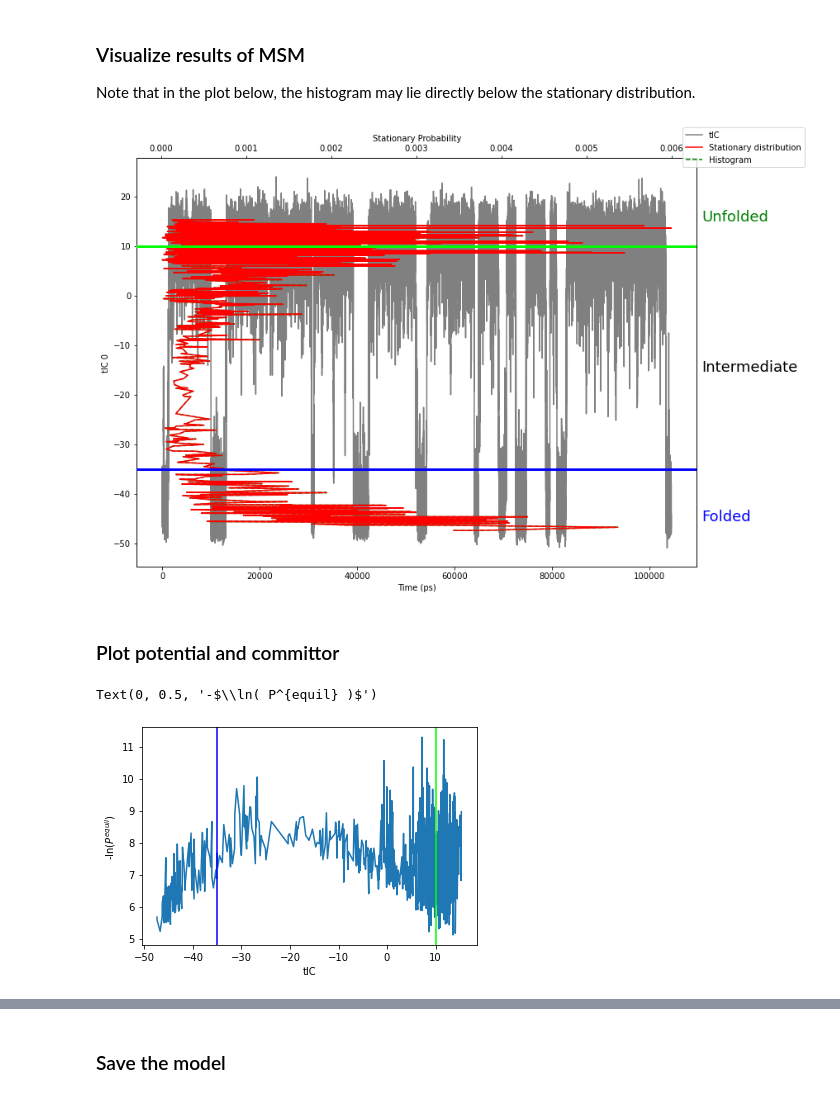
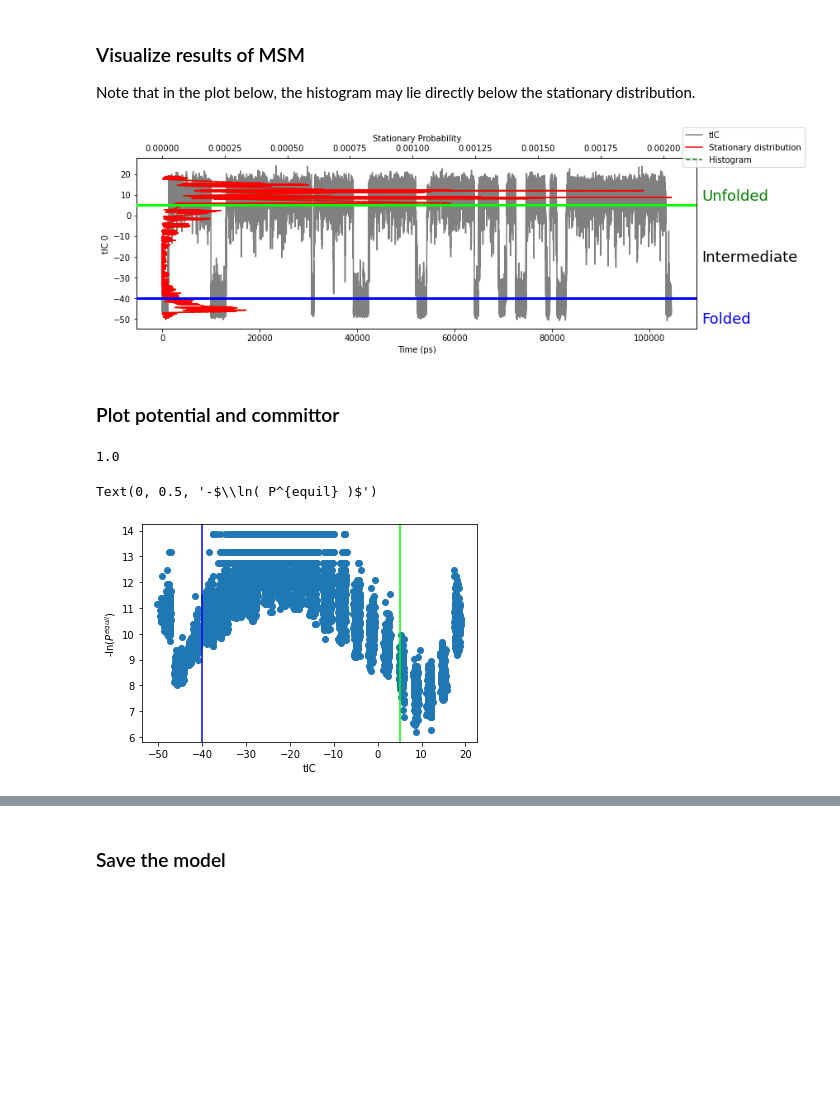
Before and after one commit to jdrusso/simple-proteinlike-msm, a Jupyter notebook: msm_building.ipynb, the cells around one changed output, grey strips where cells are left out. Saved outputs shown, nothing was run; the diff lists cells and outputs as text; code cells hidden in the pictures; blank space fills up the shorter version.

```diff
--- a/msm_building.ipynb
+++ b/msm_building.ipynb
@@ -519,6 +597,6 @@ plt.plot(discrete_stratified)
 # %%
-discrete_trajectory = discrete_stratified
-clustering = all_cluster
+discrete_trajectory = discrete_stratified.astype(int)
+# clustering = all_cluster
 # %% [markdown]
 # Build MSM
 # %% [markdown]
@@ -591,11 +642,11 @@ msm.update_transition_matrix(S)
 
 These are manually defined in the space of the tIC that maps to RMSD, mostly because it's fairly easy to pick out reasonable thresholds by eye.
 # %%
-unfolded_thresh = 10 #0.9
-folded_thresh = -35 #-1.89
+unfolded_thresh = 5 #0.9
+folded_thresh = -40 #-1.89
 
-unfolded = np.argwhere(clustering.cluster_centers[:, tic_rmsd].flatten() > unfolded_thresh).flatten()
-folded = np.argwhere(clustering.cluster_centers[:, tic_rmsd].flatten() < folded_thresh).flatten()
+unfolded = np.argwhere(combined_kmeans_centers[:, tic_rmsd].flatten() > unfolded_thresh).flatten()
+folded = np.argwhere(combined_kmeans_centers[:, tic_rmsd].flatten() < folded_thresh).flatten()
 
 # unfolded_thresh = 1.6
 # folded_thresh = -1.89
@@ -606,7 +657,7 @@ folded = np.argwhere(clustering.cluster_centers[:, tic_rmsd].flatten() < folded_
 # Sort by the rmsd-like tic
 
 active_states = symmetric_count_model.connected_sets()[0]
-cluster_sort_order = np.argsort(clustering.cluster_centers[active_states, tic_rmsd])
+cluster_sort_order = np.argsort(combined_kmeans_centers[active_states, tic_rmsd])
 
 intermediate = np.setdiff1d(active_states, np.concatenate([folded, unfolded]))
 # %%
@@ -619,8 +670,8 @@ len(unfolded), len(folded), len(intermediate)
 Note that in the plot below, the histogram may lie directly below the stationary distribution.
 # %%
 # Get the histogram in each bin from the full trajectory
-hist_bins, hist_counts = np.unique(discrete_trajectory, return_counts=True)
-hist_counts = hist_counts/sum(hist_counts)
+hist_bins, hist_raw_counts = np.unique(discrete_trajectory, return_counts=True)
+hist_counts = hist_raw_counts/sum(hist_raw_counts)
 # %%
 # Plot the RMSDs and discrete trajectory
 fig, tic_ax = plt.subplots(1,1)
@@ -640,46 +691,52 @@ tic_ax.set_xlabel('Time (ps)')
 stationary_ax = tic_ax.twiny()
 stationary_ax.plot(
     msm.stationary_distribution[cluster_sort_order],
-    clustering.cluster_centers[cluster_sort_order, tic_rmsd],
+    combined_kmeans_centers[cluster_sort_order, tic_rmsd],
     color='red',
     label='Stationary distribution'
 )
 stationary_ax.set_xlabel('Stationary Probability')
 
 stationary_ax.plot(
     hist_counts[cluster_sort_order],
-    clustering.cluster_centers[hist_bins.astype(int)][cluster_sort_order, tic_rmsd].flatten(),
+    combined_kmeans_centers[hist_bins.astype(int)][cluster_sort_order, tic_rmsd].flatten(),
     color='green',
     linestyle='--',
     label='Histogram',
     zorder=-5
 )
 
 stationary_ax.axhline(unfolded_thresh, color='lime', linewidth=3, zorder=5)
 stationary_ax.axhline(folded_thresh, color='b', linewidth=3, zorder=5)
 
 unfolded_label_y = unfolded_thresh*1.5
 tic_ax.text(len(projection[::_subsample])*1.06, unfolded_label_y,
             'Unfolded', color='green', fontsize=18)
 folded_label_y = folded_thresh*1.3
 tic_ax.text(len(projection[::_subsample])*1.06, folded_label_y,
             'Folded', color='blue', fontsize=18)
 
 tic_ax.text(len(projection[::_subsample])*1.06, (unfolded_label_y + folded_label_y)/2,
             'Intermediate', color='black', fontsize=18)
 
 fig.legend()
-fig.set_size_inches(12,8)
+fig.set_size_inches(12,4)
 fig.tight_layout()
 # %% [output]
-[figure, old version]
+[figure, new version]
 # %% [markdown]
 ### Plot potential and committor
+# %%
+msm.stationary_distribution.sum()
+# %% [output]
+1.0
 # %%
 potential = -np.log(msm.stationary_distribution)
 
-plt.plot(
-    clustering.cluster_centers[cluster_sort_order, tic_rmsd],
+cluster_sort_order = np.argsort(combined_kmeans_centers[:, tic_rmsd])
+
+plt.scatter(
+    combined_kmeans_centers[cluster_sort_order, tic_rmsd],
     potential[cluster_sort_order])
 
 plt.axvline(folded_thresh, color='b')
@@ -689,7 +746,7 @@ plt.xlabel('tIC')
 plt.ylabel('-$\\ln( P^{equil} )$')
 # %% [output]
 Text(0, 0.5, '-$\\ln( P^{equil} )$')
-[figure, old version]
+[figure, new version]
 # %%
 potential = -np.log(msm.stationary_distribution)
 
```
Also changed, not shown: parts of 61 cells of this notebook, 1 other file.
